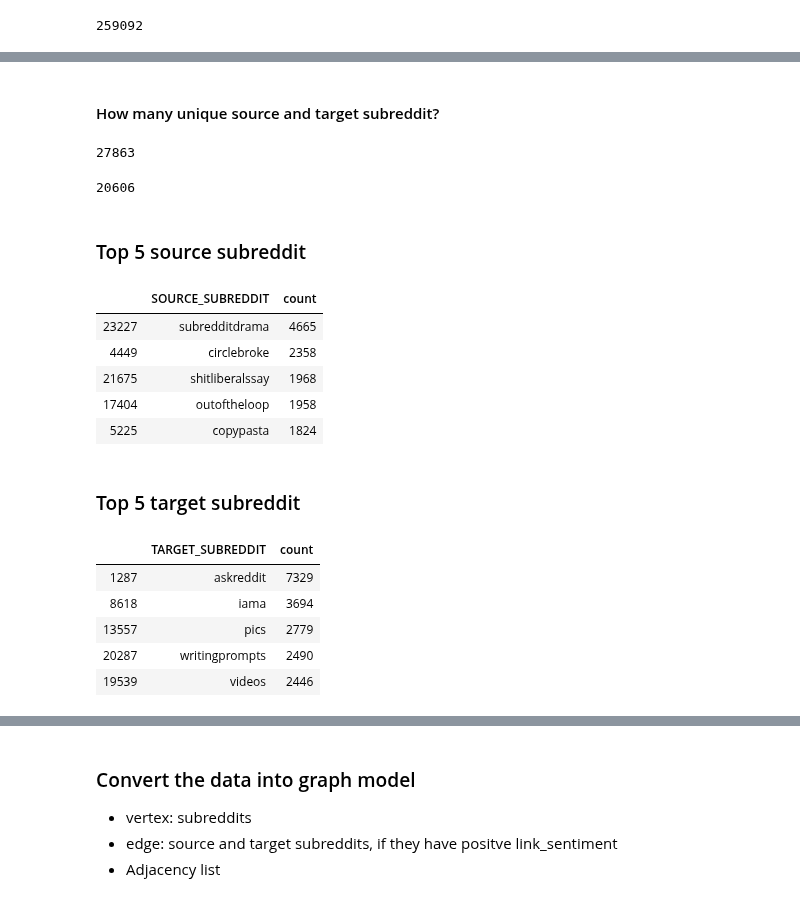
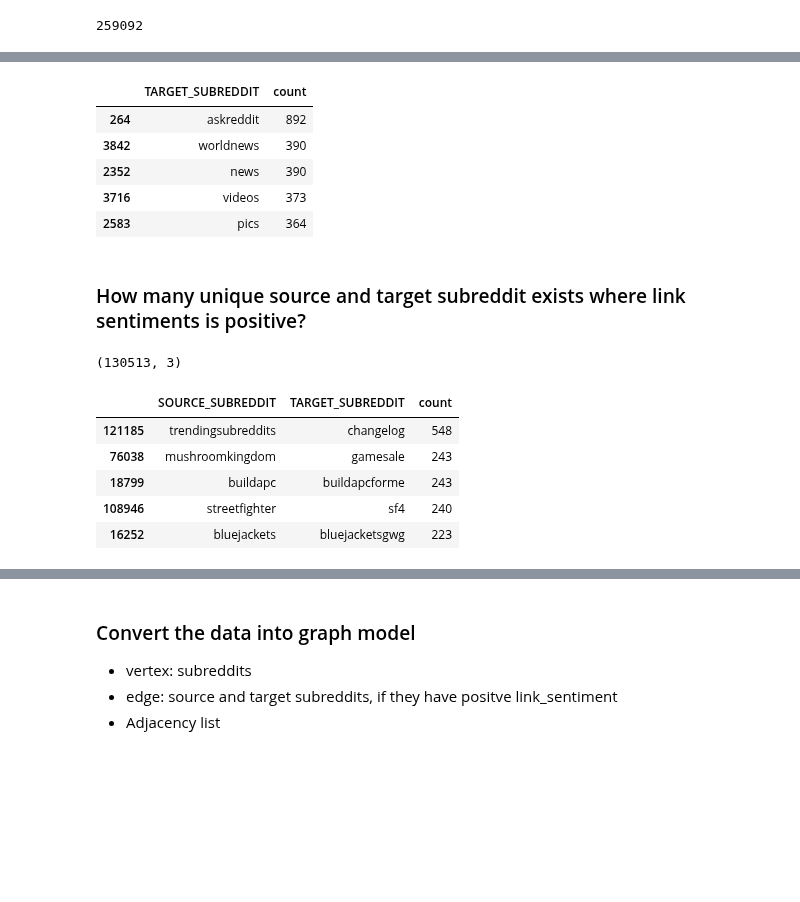
Before and after one commit to maliakber/algorithm-data-model-csc-501, a Jupyter notebook: source/assignment-3/assignment-3-jupnote.ipynb, the cells around one changed output, grey strips where cells are left out. Drawn from its saved outputs; the diff is of its cells as text; code cells hidden in the pictures; blank space fills up the shorter version.

```diff
--- a/source/assignment-3/assignment-3-jupnote.ipynb
+++ b/source/assignment-3/assignment-3-jupnote.ipynb
@@ -104,0 +180,7 @@ postId.head()
+# %%
+posLinkSentiments = data[data.LINK_SENTIMENT == 1]
+negLinkSentiments = data[data.LINK_SENTIMENT == -1]
+print("Source to positve target: ", posLinkSentiments.shape)
+print("Source to negative target: ", negLinkSentiments.shape)
+print("Negative % = ", negLinkSentiments.shape[0]*100/(posLinkSentiments.shape[0] + negLinkSentiments.shape[0]))
+sns.countplot(x='LINK_SENTIMENT', data=data)
@@ -105,36 +205,24 @@ postId.head()
+# %%
+topNegTarget = negLinkSentiments.groupby('TARGET_SUBREDDIT')['POST_ID'].count().reset_index(name='count').sort_values(by='count', ascending=False)
+topNegTarget.head()
+# %% [output]
+|  | TARGET_SUBREDDIT | count |
+| 264 | askreddit | 892 |
+| 3842 | worldnews | 390 |
+| 2352 | news | 390 |
+| 3716 | videos | 373 |
+| 2583 | pics | 364 |
 # %% [markdown]
-#### How many unique source and target subreddit?
+### How many unique source and target subreddit exists where link sentiments is positive?
-# %%
-uniqueSource = data['SOURCE_SUBREDDIT'].unique()
-uniqueSource.size
-# %% [output]
-27863
-# %%
-uniqueTarget = data['TARGET_SUBREDDIT'].unique()
-uniqueTarget.size
-# %% [output]
-20606
-# %% [markdown]
-### Top 5 source subreddit
 # %%
-top5Source = data.groupby('SOURCE_SUBREDDIT')['POST_ID'].count().reset_index(name='count').sort_values(by='count',ascending=False).head(5)
-top5Source
+uniqueSourceTarget = posLinkSentiments.groupby(['SOURCE_SUBREDDIT','TARGET_SUBREDDIT'])['POST_ID'].count().reset_index(name='count').sort_values(by='count', ascending=False)
+print(uniqueSourceTarget.shape)
+uniqueSourceTarget.head()
 # %% [output]
+(130513, 3)
-|  | SOURCE_SUBREDDIT | count |
-| 23227 | subredditdrama | 4665 |
-| 4449 | circlebroke | 2358 |
-| 21675 | shitliberalssay | 1968 |
-| 17404 | outoftheloop | 1958 |
-| 5225 | copypasta | 1824 |
+|  | SOURCE_SUBREDDIT | TARGET_SUBREDDIT | count |
+| 121185 | trendingsubreddits | changelog | 548 |
+| 76038 | mushroomkingdom | gamesale | 243 |
+| 18799 | buildapc | buildapcforme | 243 |
+| 108946 | streetfighter | sf4 | 240 |
+| 16252 | bluejackets | bluejacketsgwg | 223 |
-# %% [markdown]
-### Top 5 target subreddit
-# %%
-top5Target = data.groupby('TARGET_SUBREDDIT')['POST_ID'].count().reset_index(name='count').sort_values(by='count',ascending=False).head(5)
-top5Target
-# %% [output]
-|  | TARGET_SUBREDDIT | count |
-| 1287 | askreddit | 7329 |
-| 8618 | iama | 3694 |
-| 13557 | pics | 2779 |
-| 20287 | writingprompts | 2490 |
-| 19539 | videos | 2446 |
```
Also changed, not shown: parts of 47 cells of this notebook.
